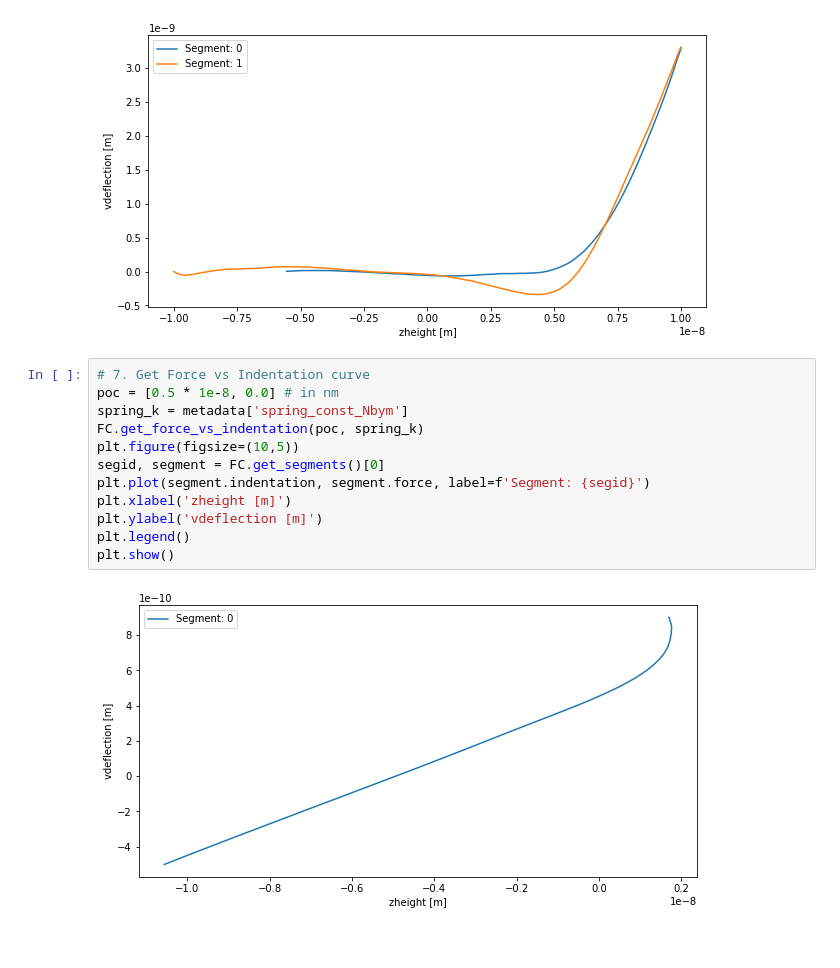
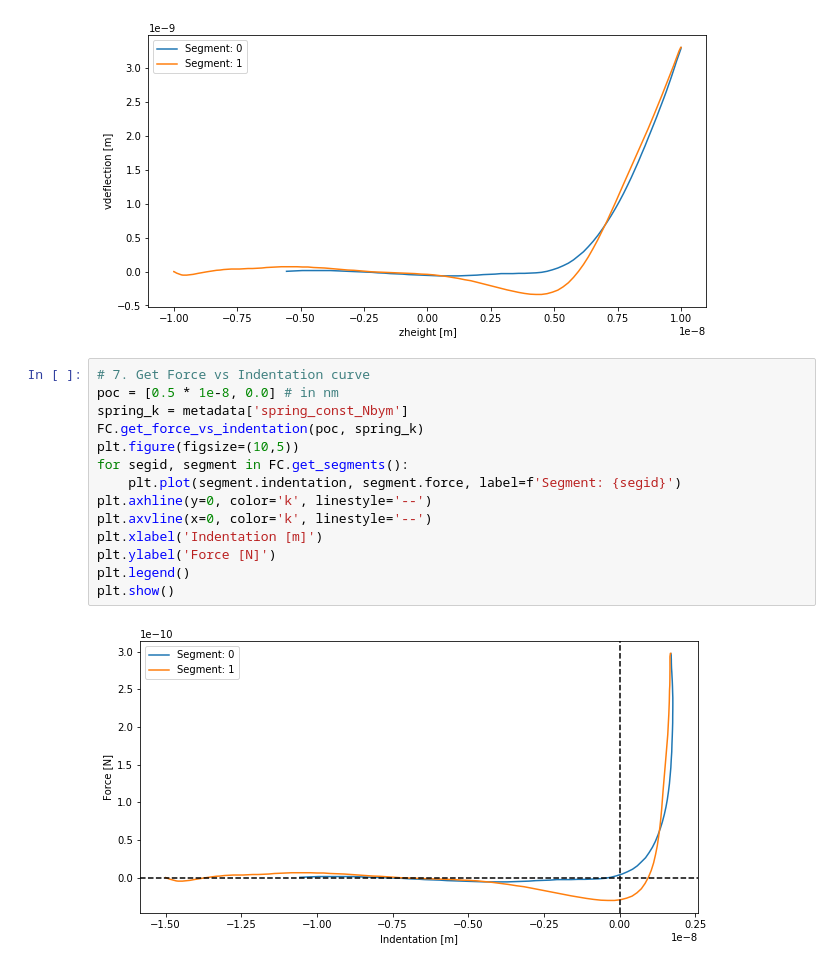
Before and after one commit to jlopezalo/PyFMReader, a Jupyter notebook: examples/BasicUsageExample.ipynb, the cells around one changed output. Drawn from its saved outputs; the diff is of its cells as text.

```diff
--- a/examples/BasicUsageExample.ipynb
+++ b/examples/BasicUsageExample.ipynb
@@ -131,15 +131,17 @@ plt.show()
 # %%
 # 7. Get Force vs Indentation curve
 poc = [0.5 * 1e-8, 0.0] # in nm
 spring_k = metadata['spring_const_Nbym']
 FC.get_force_vs_indentation(poc, spring_k)
 plt.figure(figsize=(10,5))
-segid, segment = FC.get_segments()[0]
-plt.plot(segment.indentation, segment.force, label=f'Segment: {segid}')
-plt.xlabel('zheight [m]')
-plt.ylabel('vdeflection [m]')
+for segid, segment in FC.get_segments():
+    plt.plot(segment.indentation, segment.force, label=f'Segment: {segid}')
+plt.axhline(y=0, color='k', linestyle='--')
+plt.axvline(x=0, color='k', linestyle='--')
+plt.xlabel('Indentation [m]')
+plt.ylabel('Force [N]')
 plt.legend()
 plt.show()
 # %% [output]
-[figure, old version]
+[figure, new version]
 # %%
```
Also changed, not shown: parts of 5 cells of this notebook.
